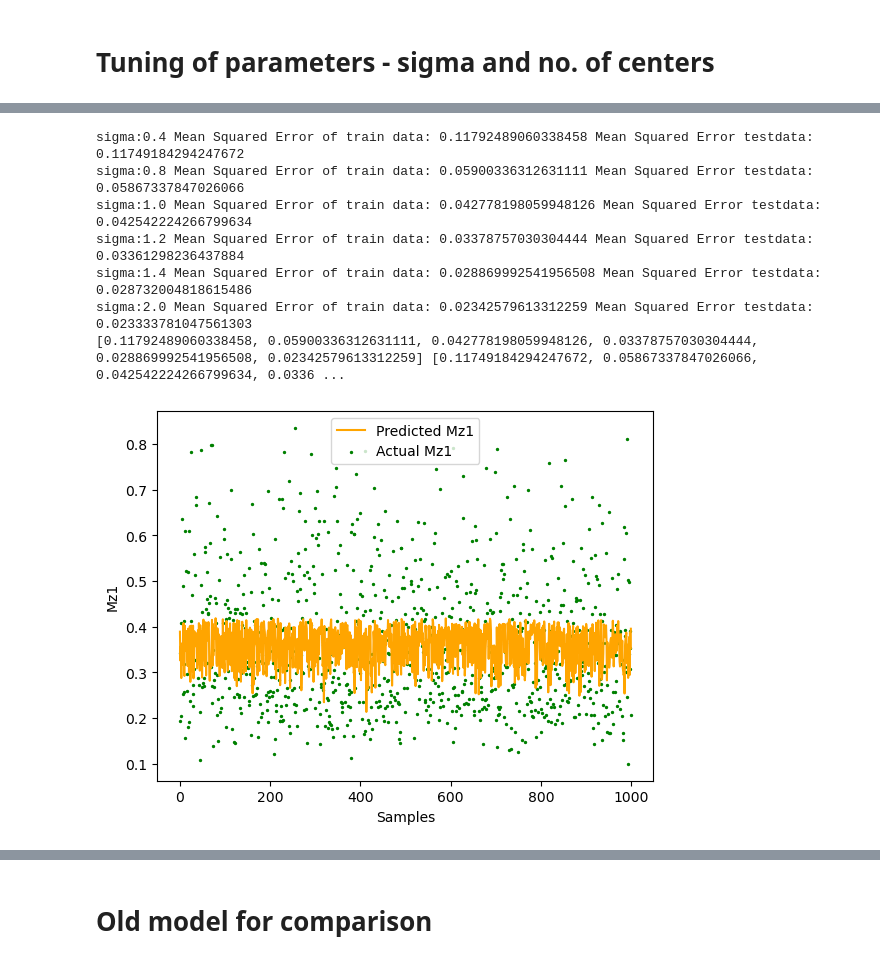
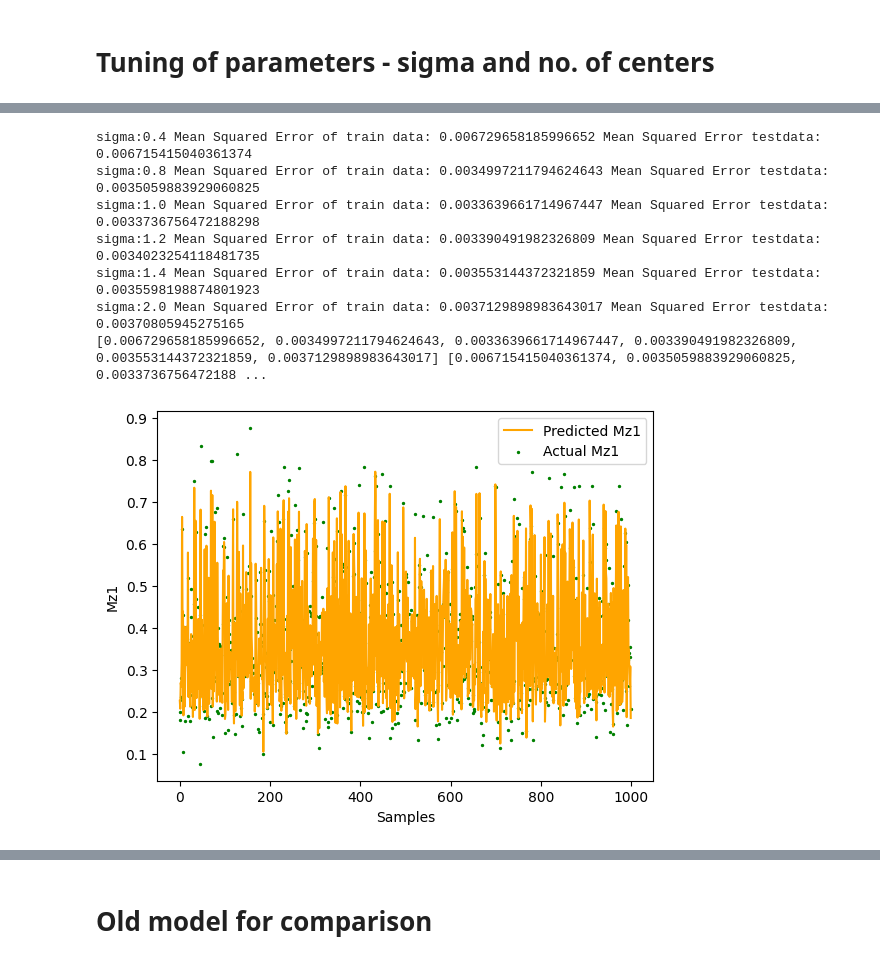
Before and after one commit to hugojjohnson/02456-deep-learning-project, a Jupyter notebook: models/RBF_timedelayed/Windturbine_dfbwithtimeseries1411.ipynb, the cells around one changed output, grey strips where cells are left out. Drawn from its saved outputs; the diff is of its cells as text; code cells hidden in the pictures.

```diff
--- a/models/RBF_timedelayed/Windturbine_dfbwithtimeseries1411.ipynb
+++ b/models/RBF_timedelayed/Windturbine_dfbwithtimeseries1411.ipynb
@@ -39,13 +39,13 @@ Access the datasets
 # %%
 input_features = ['beta1', 'beta2', 'beta3', 'Theta', 'omega_r', 'Vwx']
 output_features = ['Mz1', 'Mz2', 'Mz3']
-filtered_df = src.dataset.filter_df(input_features, output_features)
+filtered_df = src.dataset.load_filtered_data(input_features, output_features)
 # %% [output]
 Loaded from pickle
 # %% [markdown]
 Vælger de features der krav på at bruge til modellen og forbereder dataen.
 # %%
-X, y = src.dataset.normalize_data()
+X, y, _, _ = src.dataset.load_normalized_data()
 combined_df_scaled = pd.DataFrame(np.hstack((X, y)), columns=filtered_df.columns)
 # %% [output]
 Loaded from pickle
@@ -178,13 +176,26 @@ y_train = y_train.values if hasattr(y_train, 'values') else y_train
 #calculating the cluster centers for different numbers of clusters
 
 centers_list = [] #maybe it is better to use a dictionary and have the no. of centers as a key?
-num_centers_list = [1,10,20,50] #,100, 150] # Set the number of RBF centers (same as the number of clusters)
-for num_center in num_centers_list:
-    # Apply K-Means to X_train to find cluster centers
-    kmeans = KMeans(n_clusters=num_center, n_init=10, random_state=0)
-    kmeans.fit(X_train)
+num_centers_list = [1,10, 20, 50] #,100, 150] # Set the number of RBF centers (same as the number of clusters)
 
-    # The cluster centers will serve as the RBF centers
-    centers = kmeans.cluster_centers_
-    centers_list.append(centers)
+pickle_path = os.path.join('data', 'interim', f'centers01_{"-".join(str(x) for x in num_centers_list)}.pkl')
+print(pickle_path)
+if os.path.exists(pickle_path):
+    # Load the dictionary from the file
+    with open(pickle_path, "rb") as f:
+        centers_list = pickle.load(f)
+    print("Loaded from pickle")
+else:
+    for num_center in num_centers_list:
+        print(num_center)
+        # Apply K-Means to X_train to find cluster centers
+        kmeans = KMeans(n_clusters=num_center, n_init=10, random_state=0)
+        kmeans.fit(X_train)
+
+        # The cluster centers will serve as the RBF centers
+        centers = kmeans.cluster_centers_
+        centers_list.append(centers)
+    with open(pickle_path, "wb") as f:
+        pickle.dump(centers_list, f)
+    print("Generated and saved to pickle")
 # %% [output]
@@ -216,7 +219,7 @@ print(centers_list)
 mse_train_list = []
 mse_test_list = []
 sigma = 1
-for index in range(4):
+for index in range(len(centers_list)):
     rbf_net = RBFNetwork(centers_list[index], sigma)
     rbf_net.fit(X_train, y_train)
 
@@ -259,38 +262,39 @@ Mean Squared Error of train data: 0.0032836116917705593 Mean Squared Error testd
 # %%
 #tuning sigma and printing the results for time delayed model
 sigma_list = [0.4, 0.8, 1.0, 1.2, 1.4, 2.0]
+center_index = -1 # Use this to choose the number of centers, or leave it as -1 for the max. centers trained.
 mse_train_list = []
 mse_test_list = []
 for sigma in sigma_list:
-    rbf_net = RBFNetwork(centers, sigma)
+    rbf_net = RBFNetwork(centers_list[center_index], sigma)
     rbf_net.fit(X_train, y_train)
 
     y_train_pred = rbf_net.predict(X_train)
     y_pred = rbf_net.predict(X_test)
 
     # calculate MSE
     mse_train = mean_squared_error(y_train,y_train_pred)
     mse_test = mean_squared_error(y_test, y_pred)
     print(f'sigma:{sigma}',"Mean Squared Error of train data:",  mse_train, "Mean Squared Error testdata:", mse_test)
     mse_train_list.append(mse_train)
     mse_test_list.append(mse_test)
 
 print(mse_train_list, mse_test_list)
 plt.plot(range(1000), y_pred[:1000, 0], label='Predicted Mz1', color = 'orange')
 plt.scatter(range(1000),y_test.iloc[:1000, 0], label='Actual Mz1', color='green', s=2)
 plt.xlabel('Samples')
 plt.ylabel('Mz1')
 plt.legend()
 plt.show()
 
 
 #comparing test and train accuarcies
 # %% [output]
-sigma:0.4 Mean Squared Error of train data: 0.11792489060338458 Mean Squared Error testdata: 0.11749184294247672
-sigma:0.8 Mean Squared Error of train data: 0.05900336312631111 Mean Squared Error testdata: 0.05867337847026066
-sigma:1.0 Mean Squared Error of train data: 0.042778198059948126 Mean Squared Error testdata: 0.042542224266799634
-sigma:1.2 Mean Squared Error of train data: 0.03378757030304444 Mean Squared Error testdata: 0.03361298236437884
-sigma:1.4 Mean Squared Error of train data: 0.028869992541956508 Mean Squared Error testdata: 0.028732004818615486
-sigma:2.0 Mean Squared Error of train data: 0.02342579613312259 Mean Squared Error testdata: 0.023333781047561303
-[0.11792489060338458, 0.05900336312631111, 0.042778198059948126, 0.03378757030304444, 0.028869992541956508, 0.02342579613312259] [0.11749184294247672, 0.05867337847026066, 0.042542224266799634, 0.0336 ...
+sigma:0.4 Mean Squared Error of train data: 0.006729658185996652 Mean Squared Error testdata: 0.006715415040361374
+sigma:0.8 Mean Squared Error of train data: 0.0034997211794624643 Mean Squared Error testdata: 0.0035059883929060825
+sigma:1.0 Mean Squared Error of train data: 0.0033639661714967447 Mean Squared Error testdata: 0.0033736756472188298
+sigma:1.2 Mean Squared Error of train data: 0.003390491982326809 Mean Squared Error testdata: 0.0034023254118481735
+sigma:1.4 Mean Squared Error of train data: 0.003553144372321859 Mean Squared Error testdata: 0.0035598198874801923
+sigma:2.0 Mean Squared Error of train data: 0.0037129898983643017 Mean Squared Error testdata: 0.00370805945275165
+[0.006729658185996652, 0.0034997211794624643, 0.0033639661714967447, 0.003390491982326809, 0.003553144372321859, 0.0037129898983643017] [0.006715415040361374, 0.0035059883929060825, 0.0033736756472188 ...
-[figure, old version]
+[figure, new version]
```
Also changed, not shown: parts of 9 cells of this notebook, 2 other files.
